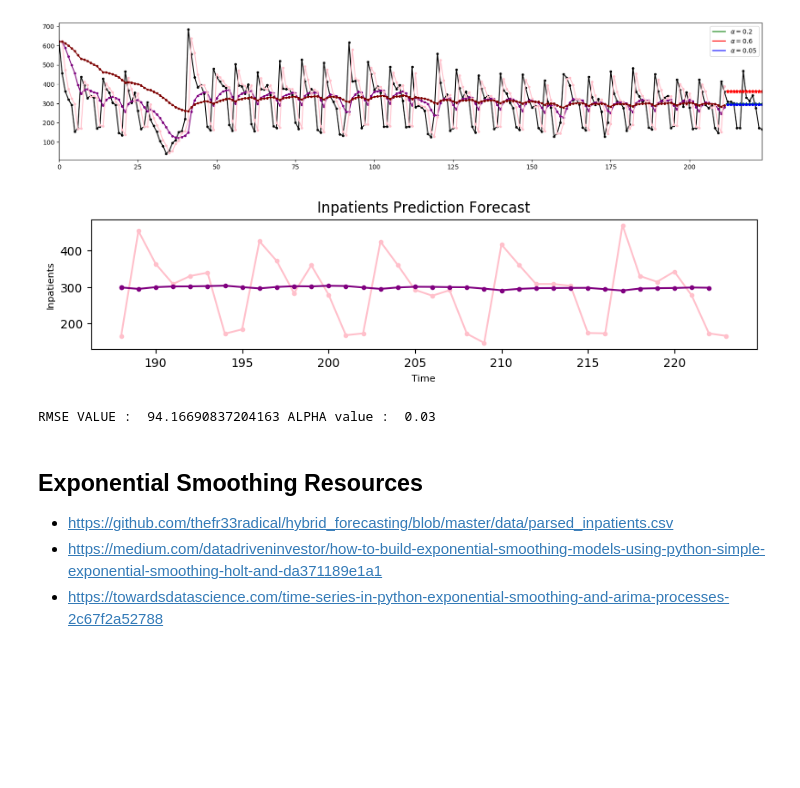
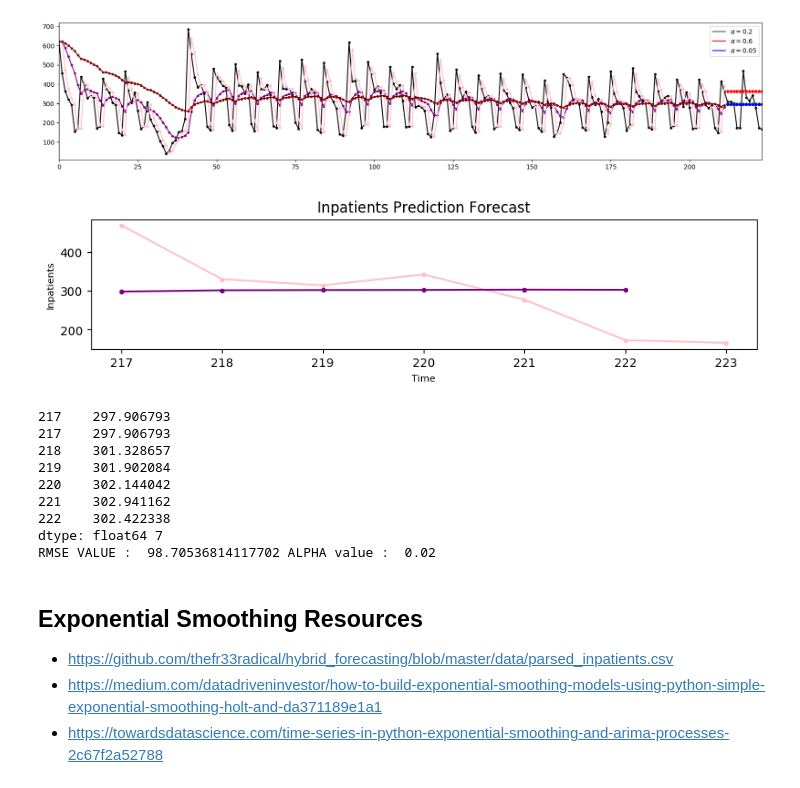
Before and after one commit to thefr33radical/hybrid_forecasting, a Jupyter notebook: code/models.ipynb, the cells around one changed output. Saved outputs shown, nothing was run; the diff lists cells and outputs as text; code cells hidden in the pictures; blank space fills up the shorter version.

```diff
--- a/code/models.ipynb
+++ b/code/models.ipynb
@@ -57,7 +57,7 @@ plt.show()
 # Rollling Forecast
 
 # Number of days to Forecast Parameter
-end =36
+end = 7
 alpha=0
 
 def exp_smoothing(end,alpha,pred_values):
@@ -77,36 +77,44 @@ def exp_smoothing(end,alpha,pred_values):
   pred_values.index=indexes
   return pred_values,actual_values
 
 pred_values=[]
 min_pred_values=[]
 rmse_values=[]
 present_min =999999
 min_alpha=0
 
 for i in range (0,100,1):
   alpha =  float(i/100)
   pred_values,actual_values=exp_smoothing(end,alpha,pred_values)
   temp=math.sqrt(rms(actual_values,pred_values))
 
   if temp < present_min:
     min_pred_values=pred_values
     min_alpha = alpha
     present_min=temp
 
 plt.figure(num=None, figsize=(10, 2), dpi=100,facecolor='w', edgecolor='k')
 plt.xlabel('Time', fontsize=8)
 plt.ylabel('Inpatients', fontsize=8)
 plt.plot(actual_values,marker='.', color='pink')
 plt.plot(min_pred_values,marker='.', color='purple')
 plt.title("Inpatients Prediction Forecast",fontsize=12)
 plt.show()
-
+print((min_pred_values),len(actual_values))
 # Needs correction ??
 print("RMSE VALUE : ",math.sqrt(rms(actual_values,min_pred_values)),"ALPHA value : ",min_alpha)
 #print(actual_values,pred_values)
 # %% [output]
-[figure, old version]
+[figure, new version]
-RMSE VALUE :  94.16690837204163 ALPHA value :  0.03
+217    297.906793
+217    297.906793
+218    301.328657
+219    301.902084
+220    302.144042
+221    302.941162
+222    302.422338
+dtype: float64 7
+RMSE VALUE :  98.70536814117702 ALPHA value :  0.02
 # %% [markdown]
 ## Exponential Smoothing Resources
 * https://github.com/thefr33radical/hybrid_forecasting/blob/master/data/parsed_inpatients.csv
```
Also changed, not shown: parts of 4 cells of this notebook.
